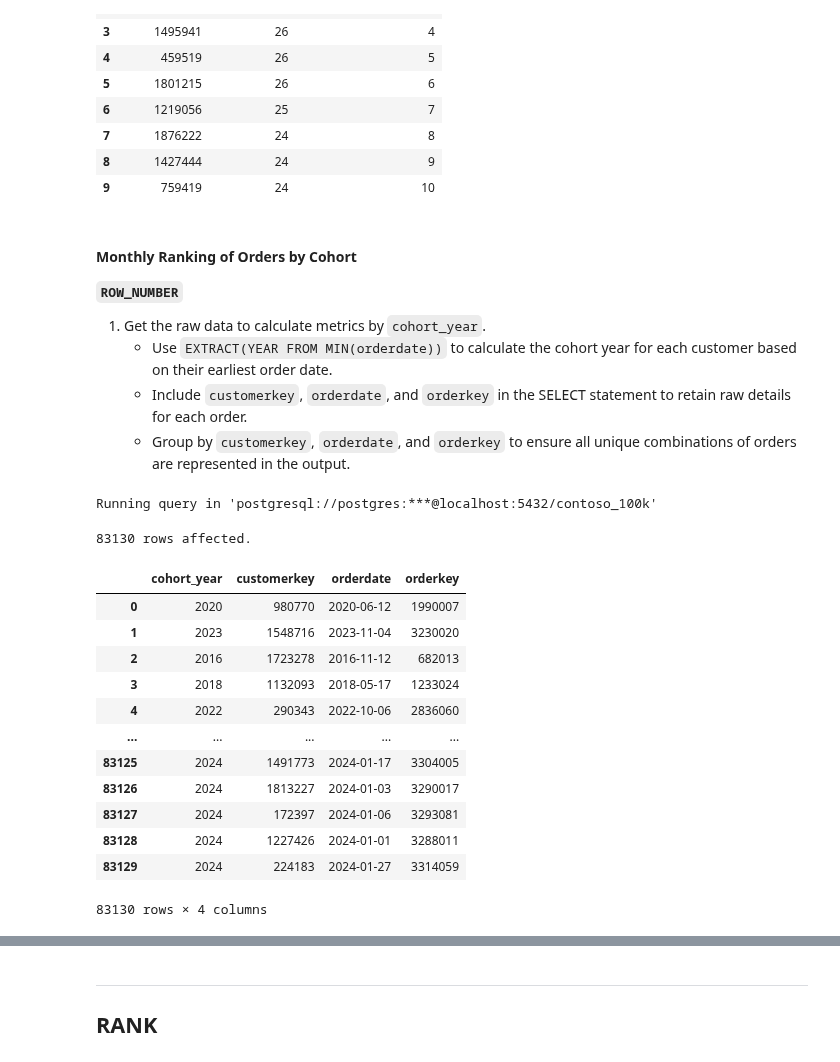
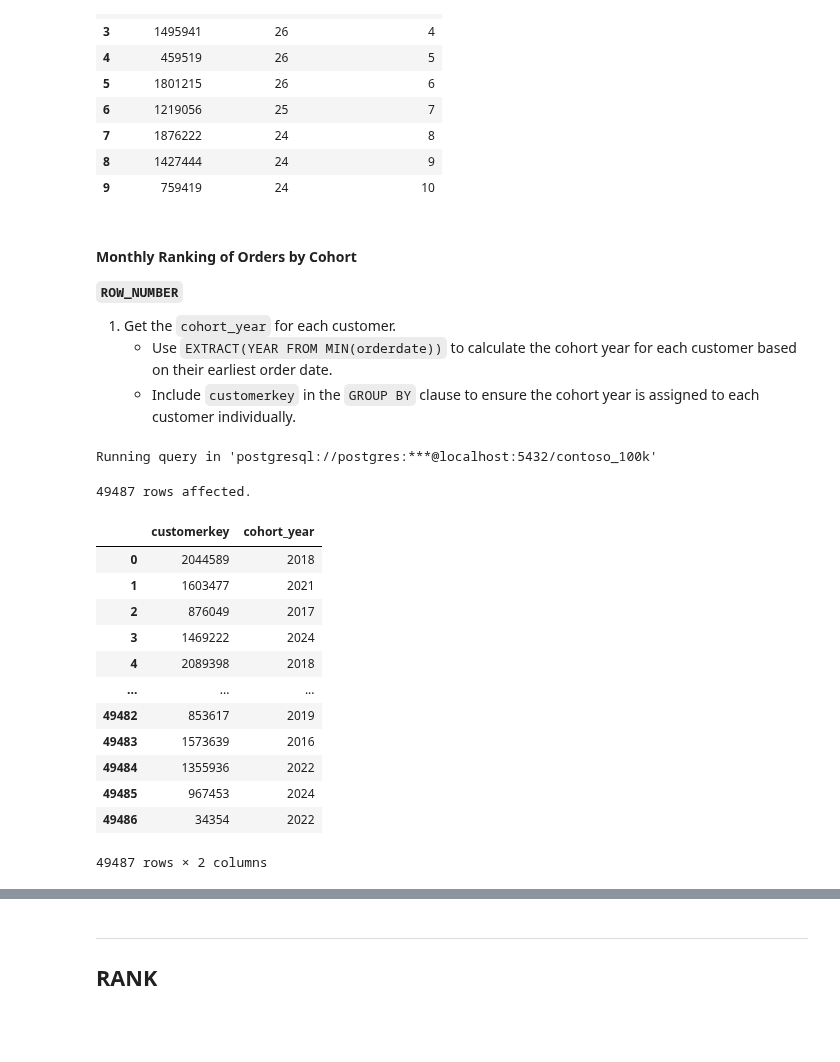
Before and after one commit to mgamzec/SQL_Data_Analytics_Project, a Jupyter notebook: 3_Windows_Functions/3_Ranking.ipynb, the cells around one changed output, grey strips where cells are left out. Saved outputs shown, nothing was run; the diff lists cells and outputs as text; code cells hidden in the pictures; blank space fills up the shorter version.

Commit message:
Fixed cohort_year for ranking

```diff
--- a/3_Windows_Functions/3_Ranking.ipynb
+++ b/3_Windows_Functions/3_Ranking.ipynb
@@ -422,36 +420,31 @@ Running query in 'postgresql://postgres:***@localhost:5432/contoso_100k'
 
 **`ROW_NUMBER`**
 
-1. Get the raw data to calculate metrics by `cohort_year`.
+1. Get the `cohort_year` for each customer.
    - Use `EXTRACT(YEAR FROM MIN(orderdate))` to calculate the cohort year for each customer based on their earliest order date.
-   - Include `customerkey`, `orderdate`, and `orderkey` in the SELECT statement to retain raw details for each order.
-   - Group by `customerkey`, `orderdate`, and `orderkey` to ensure all unique combinations of orders are represented in the output.
+   - Include `customerkey` in the `GROUP BY` clause to ensure the cohort year is assigned to each customer individually.
 # %%
 %%sql
 
 SELECT
-    EXTRACT(YEAR FROM MIN(orderdate)) AS cohort_year,
     customerkey,
-    orderdate,
-    orderkey
+    EXTRACT(YEAR FROM MIN(orderdate)) AS cohort_year
 FROM sales
 GROUP BY
-    customerkey,
-    orderdate,
-    orderkey
+    customerkey
 # %% [output]
 Running query in 'postgresql://postgres:***@localhost:5432/contoso_100k'
-83130 rows affected.
+49487 rows affected.
-|  | cohort_year | customerkey | orderdate | orderkey |
-| 0 | 2020 | 980770 | 2020-06-12 | 1990007 |
-| 1 | 2023 | 1548716 | 2023-11-04 | 3230020 |
-| 2 | 2016 | 1723278 | 2016-11-12 | 682013 |
-| 3 | 2018 | 1132093 | 2018-05-17 | 1233024 |
-| 4 | 2022 | 290343 | 2022-10-06 | 2836060 |
-| ... | ... | ... | ... | ... |
-| 83125 | 2024 | 1491773 | 2024-01-17 | 3304005 |
-| 83126 | 2024 | 1813227 | 2024-01-03 | 3290017 |
-| 83127 | 2024 | 172397 | 2024-01-06 | 3293081 |
-| 83128 | 2024 | 1227426 | 2024-01-01 | 3288011 |
-| 83129 | 2024 | 224183 | 2024-01-27 | 3314059 |
+|  | customerkey | cohort_year |
+| 0 | 2044589 | 2018 |
+| 1 | 1603477 | 2021 |
+| 2 | 876049 | 2017 |
+| 3 | 1469222 | 2024 |
+| 4 | 2089398 | 2018 |
+| ... | ... | ... |
+| 49482 | 853617 | 2019 |
+| 49483 | 1573639 | 2016 |
+| 49484 | 1355936 | 2022 |
+| 49485 | 967453 | 2024 |
+| 49486 | 34354 | 2022 |
-83130 rows × 4 columns
+49487 rows × 2 columns
```
Also changed, not shown: parts of 16 cells of this notebook, 2 other files.
